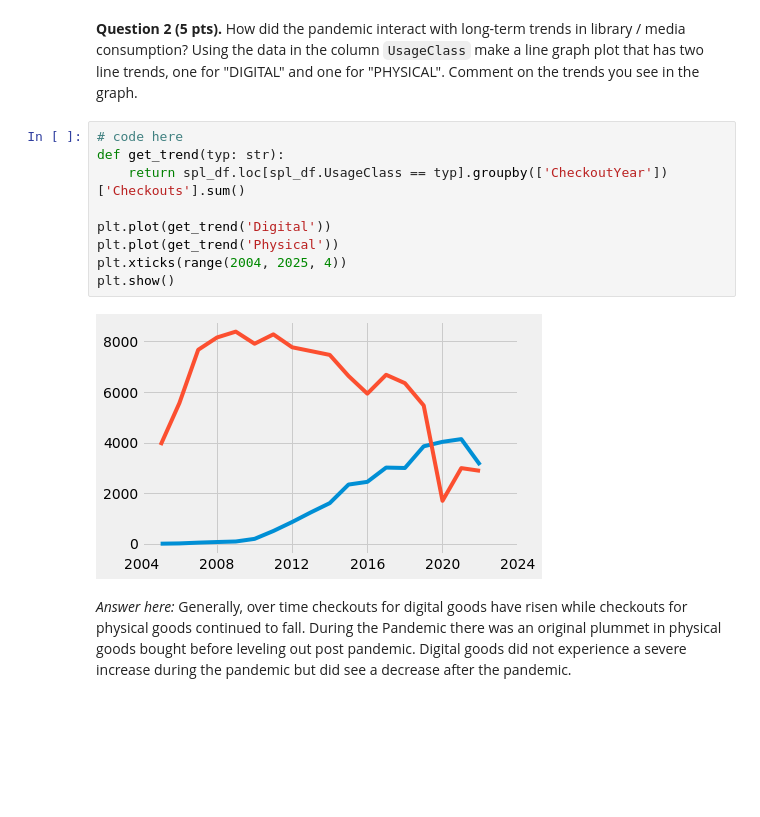
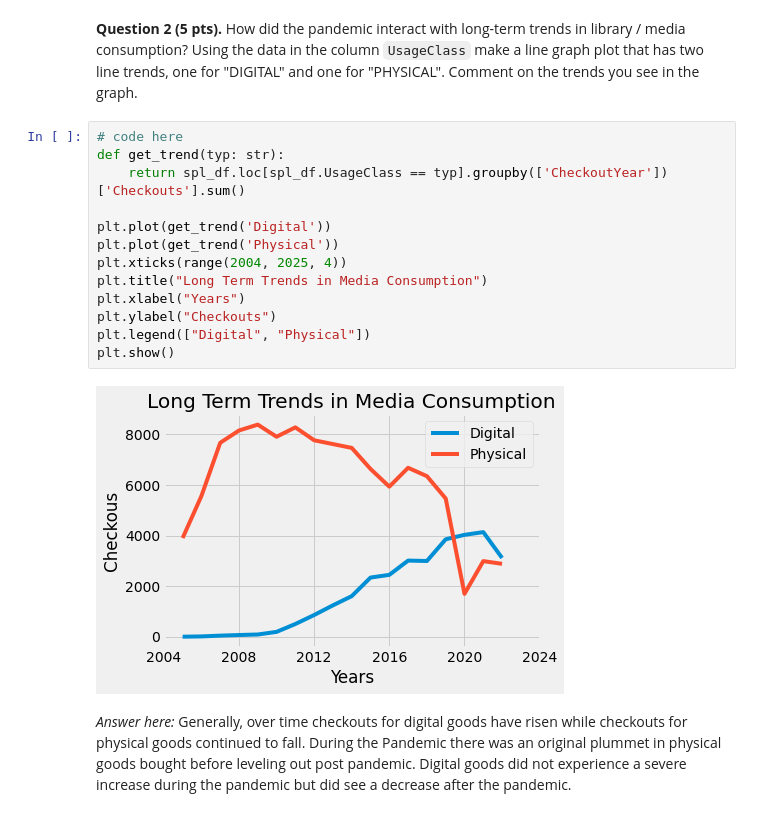
Before and after one commit to AAWorks/ds-1, a Jupyter notebook: hw3/homework03_Autumn23.ipynb, the cells around one changed output. Cells and saved outputs as stored; diff of their text form; blank space fills up the shorter version.

```diff
--- a/hw3/homework03_Autumn23.ipynb
+++ b/hw3/homework03_Autumn23.ipynb
@@ -288,14 +289,18 @@ consumption?  Using the data in the column `UsageClass` make a line graph plot t
 # %%
 # code here
 def get_trend(typ: str):
     return spl_df.loc[spl_df.UsageClass == typ].groupby(['CheckoutYear'])['Checkouts'].sum()
 
 plt.plot(get_trend('Digital'))
 plt.plot(get_trend('Physical'))
 plt.xticks(range(2004, 2025, 4))
+plt.title("Long Term Trends in Media Consumption")
+plt.xlabel("Years")
+plt.ylabel("Checkouts")
+plt.legend(["Digital", "Physical"])
 plt.show()
 # %% [output]
-[figure, old version]
+[figure, new version]
 # %% [markdown]
 *Answer here:* Generally, over time checkouts for digital goods have risen while checkouts for physical goods continued to fall. During the Pandemic there was an original plummet in physical goods bought before leveling out post pandemic. Digital goods did not experience a severe increase during the pandemic but did see a decrease after the pandemic.
 # %% [markdown]
```
Also changed, not shown: parts of 6 cells of this notebook, 1 other file.
